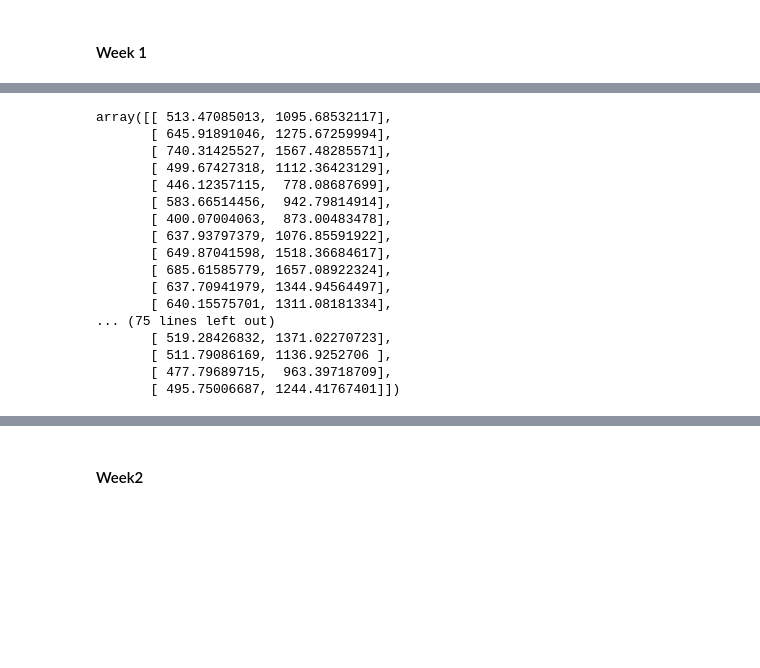
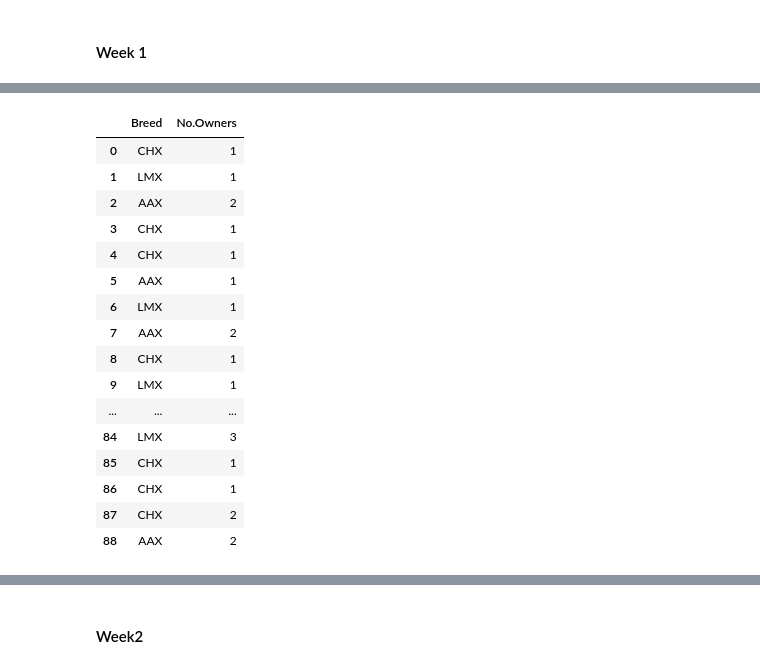
Before and after one commit to aidansummerville/52465----PROGRAMMING-FOR-DATA-ANALYSIS-Project, a Jupyter notebook: Dataset.ipynb, the cells around one changed output, grey strips where cells are left out. Drawn from its saved outputs; the diff is of its cells as text; code cells hidden in the pictures; blank space fills up the shorter version.

Commit message:
updated datastet week 1 with comments

```diff
--- a/Dataset.ipynb
+++ b/Dataset.ipynb
@@ -648,0 +477,40 @@ ndf
+# %%
+ndf = pd.DataFrame(breed, columns = ['Breed']) ## creates new dataframe (ndf) inserts the breed array just created into the first column and titles the column 'Breed'
+
+No_Owners = []  ## creates new list called 'No_Owners'
+
+
+
+for row in ndf['Breed']:## for each row in the column breed. iterates through the column
+    if row == "AAX": ## IF the value in breed = 'AAX'
+        a = np.random.choice(no, p=[10/14, 4/14]) ## Creates valuess relating to the number of owners. Probiltys taken from there occurance in week1
+        No_Owners.append(a) ## adds thease values the the list 'No_Owners'
+    elif row == "LMX": ## if the value in breed = 'LMX'
+        b = np.random.choice(no3,p=[24/26, 2/26]) ## Creates valuess relating to the number of owners. Probiltys taken from there occurance in week1
+        No_Owners.append(b) ## adds thease values the the list 'No_Owners'
+    elif row == "CHX":## If the value in breed = 'CHX'
+        c = np.random.choice(no2,p=[41/49, 6/49, 2/49]) ## Creates valuess relating to the number of owners. Probiltys taken from there occurance in week1
+        No_Owners.append(c) ## adds thease values the the list 'No_Owners'
+
+
+ndf['No.Owners'] = No_Owners ## Creates column 'No.Owners' and fills the values with list No_Owners
+
+ndf
+# %% [output]
+|  | Breed | No.Owners |
+| 0 | CHX | 1 |
+| 1 | LMX | 1 |
+| 2 | AAX | 2 |
+| 3 | CHX | 1 |
+| 4 | CHX | 1 |
+| 5 | AAX | 1 |
+| 6 | LMX | 1 |
+| 7 | AAX | 2 |
+| 8 | CHX | 1 |
+| 9 | LMX | 1 |
+| ... | ... | ... |
+| 84 | LMX | 3 |
+| 85 | CHX | 1 |
+| 86 | CHX | 1 |
+| 87 | CHX | 2 |
+| 88 | AAX | 2 |
@@ -649,21 +588,2 @@ ndf
 # %%
-price =   np.concatenate([price], axis=1)
-price
+price =   np.concatenate([price], axis=1)   ## concatonates multiple arrays within a list into one array in a list
-# %% [output]
-array([[ 513.47085013, 1095.68532117],
-       [ 645.91891046, 1275.67259994],
-       [ 740.31425527, 1567.48285571],
-       [ 499.67427318, 1112.36423129],
-       [ 446.12357115,  778.08687699],
-       [ 583.66514456,  942.79814914],
-       [ 400.07004063,  873.00483478],
-       [ 637.93797379, 1076.85591922],
-       [ 649.87041598, 1518.36684617],
-       [ 685.61585779, 1657.08922324],
-       [ 637.70941979, 1344.94564497],
-       [ 640.15575701, 1311.08181334],
-... (75 lines left out)
-       [ 519.28426832, 1371.02270723],
-       [ 511.79086169, 1136.9252706 ],
-       [ 477.79689715,  963.39718709],
-       [ 495.75006687, 1244.41767401]])
```
Also changed, not shown: parts of 62 cells of this notebook, 6 other files.
